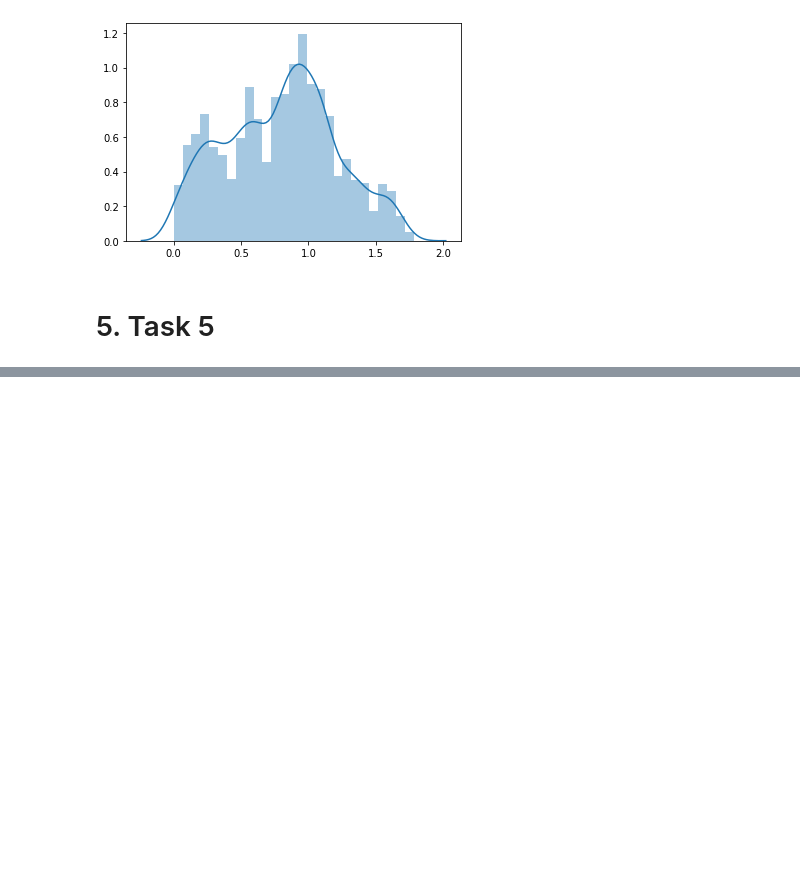
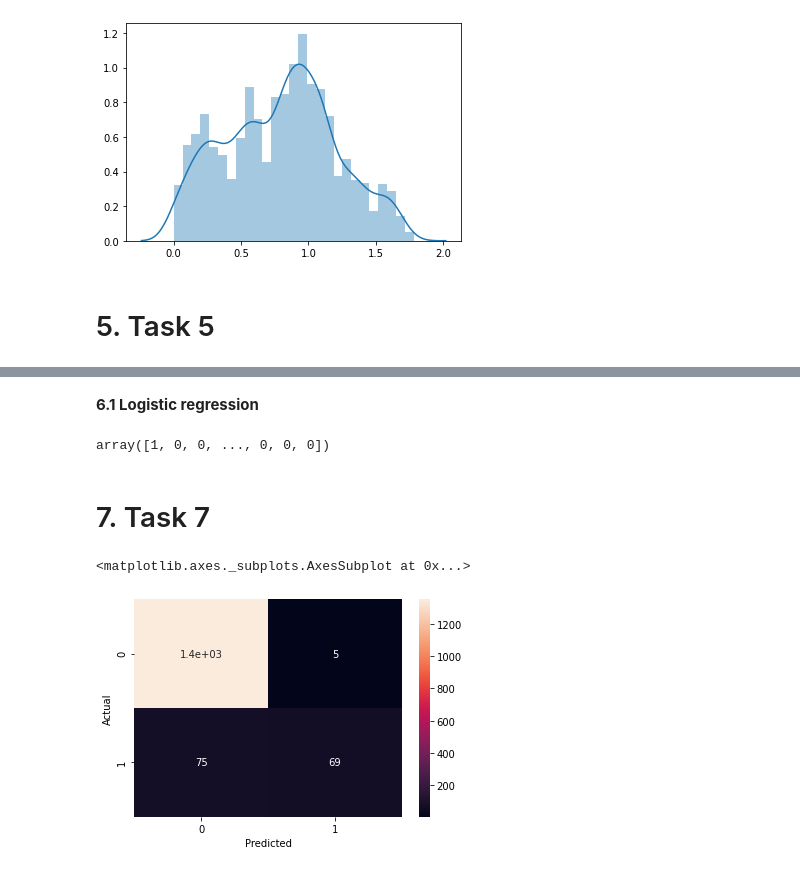
Before and after one commit to NIRMAL250/ML_Project_Internship, a Jupyter notebook: ML_Project.ipynb, the cells around one changed output, grey strips where cells are left out. Saved outputs shown, nothing was run; the diff lists cells and outputs as text; code cells hidden in the pictures; blank space fills up the shorter version.

```diff
--- a/ML_Project.ipynb
+++ b/ML_Project.ipynb
@@ -428,3 +428,12 @@ X.drop("Mortgage", axis=1, inplace=True)
 # Splitting the data using stratified sampling
 from sklearn.model_selection import train_test_split
 train_X, test_X, train_Y, test_Y = train_test_split(X, Y, test_size=0.3, stratify=Y, random_state=0)
+# %%
+from sklearn.preprocessing import StandardScaler
+sc = StandardScaler()
+train_X = sc.fit_transform(train_X)
+test_X = sc.transform(test_X)
+# %%
+from sklearn.preprocessing import normalize
+train_X = normalize(train_X, norm='l1')
+test_X = normalize(test_X, norm='l1')
@@ -430,0 +442,2 @@ train_X, test_X, train_Y, test_Y = train_test_split(X, Y, test_size=0.3, stratif
+# %% [markdown]
+**6.1 Logistic regression**
@@ -430,0 +447,17 @@ train_X, test_X, train_Y, test_Y = train_test_split(X, Y, test_size=0.3, stratif
+# %%
+classifier = LogisticRegression(random_state=0)
+classifier.fit(train_X, train_Y)
+prediction = classifier.predict(test_X)
+# %%
+prediction
+# %% [output]
+array([1, 0, 0, ..., 0, 0, 0])
+# %% [markdown]
+# 7. Task 7
+# %%
+# Confusion matrix for test data
+confusion_matrix = pd.crosstab(test_Y, prediction, rownames=['Actual'], colnames=['Predicted'])
+sns.heatmap(confusion_matrix, annot=True)
+# %% [output]
+<matplotlib.axes._subplots.AxesSubplot at 0x...>
+[figure, added]
```
Also changed, not shown: parts of 33 cells of this notebook.
